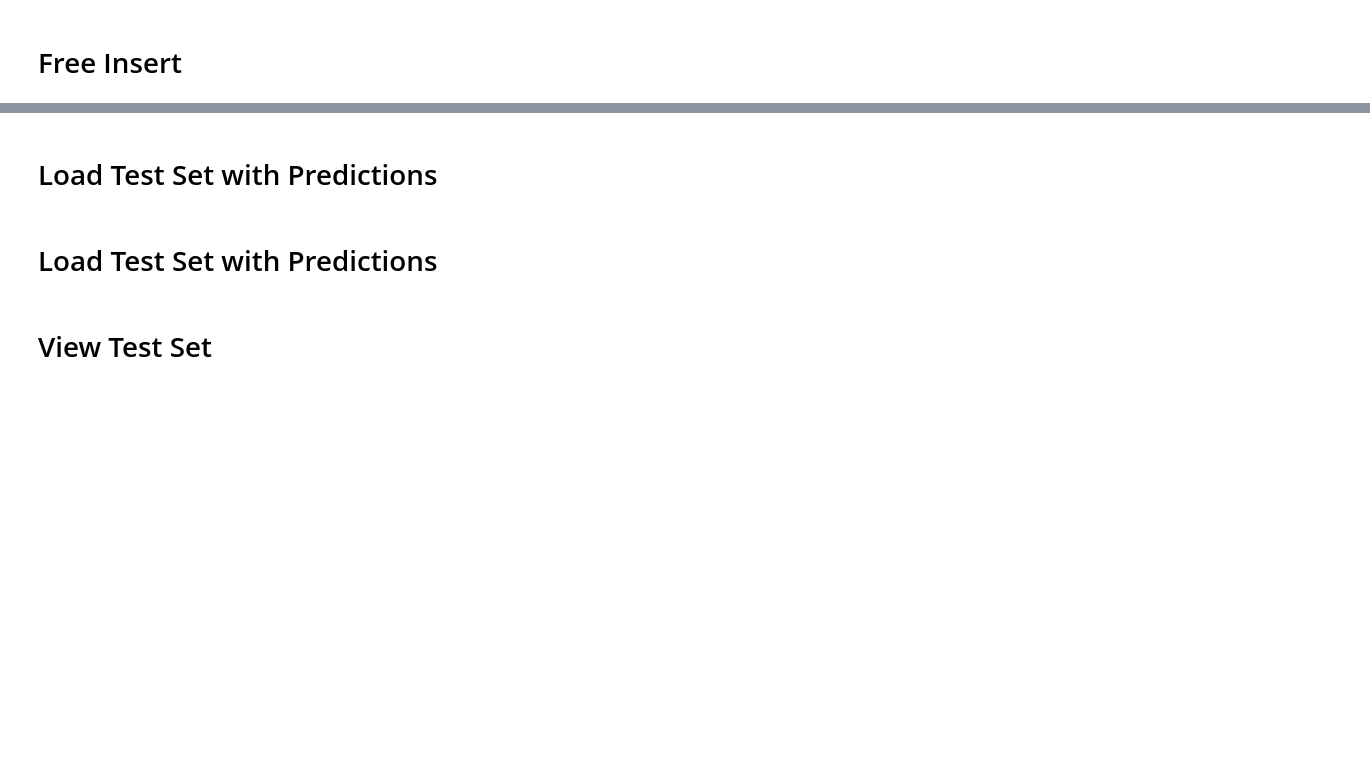
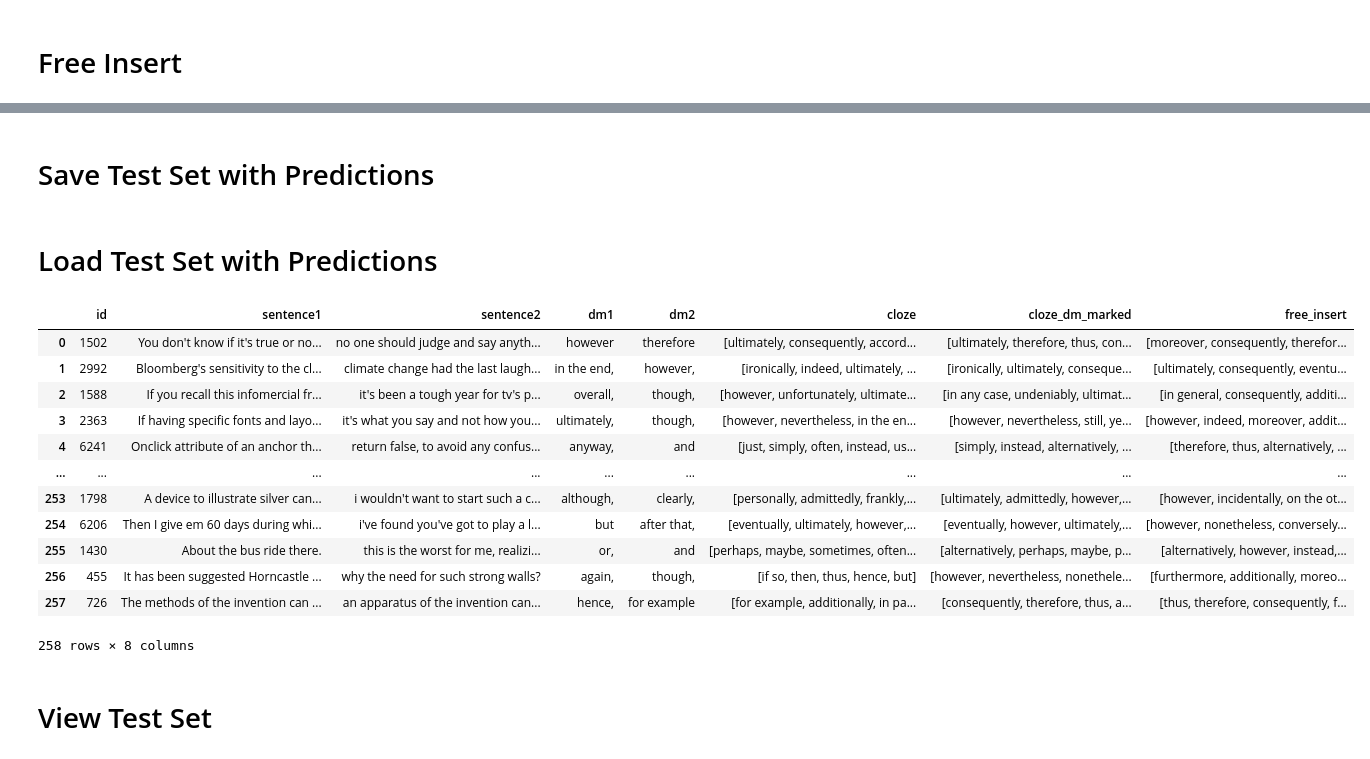
Before and after one commit to GuifuLiu/co-occur_dm, a Jupyter notebook: model/prompt/prompt.ipynb, the cells around one changed output, grey strips where cells are left out. Drawn from its saved outputs; the diff is of its cells as text; code cells hidden in the pictures; blank space fills up the shorter version.

```diff
--- a/model/prompt/prompt.ipynb
+++ b/model/prompt/prompt.ipynb
@@ -199,4 +217,4 @@ len(test_set[test_set.apply(lambda r: r["dm2"].lower().rstrip(", ") in r["free_i
 # %% [markdown]
-# Load Test Set with Predictions
+# Save Test Set with Predictions
 # %%
 # Save as Pickle as it contains List DataType
@@ -206,8 +224,22 @@ test_set.to_pickle(f"{model_name}_{data_split}_result.pkl")
 # %% [markdown]
 # Load Test Set with Predictions
 # %%
-df = pd.read_pickle("")
+df = pd.read_pickle("gpt4o_discovery_pdtb_dm_result.pkl")
 df
+# %% [output]
+|  | id | sentence1 | sentence2 | dm1 | dm2 | cloze | cloze_dm_marked | free_insert |
+| 0 | 1502 | You don't know if it's true or no... | no one should judge and say anyth... | however | therefore | [ultimately, consequently, accord... | [ultimately, therefore, thus, con... | [moreover, consequently, therefor... |
+| 1 | 2992 | Bloomberg's sensitivity to the cl... | climate change had the last laugh... | in the end, | however, | [ironically, indeed, ultimately, ... | [ironically, ultimately, conseque... | [ultimately, consequently, eventu... |
+| 2 | 1588 | If you recall this infomercial fr... | it's been a tough year for tv's p... | overall, | though, | [however, unfortunately, ultimate... | [in any case, undeniably, ultimat... | [in general, consequently, additi... |
+| 3 | 2363 | If having specific fonts and layo... | it's what you say and not how you... | ultimately, | though, | [however, nevertheless, in the en... | [however, nevertheless, still, ye... | [however, indeed, moreover, addit... |
+| 4 | 6241 | Onclick attribute of an anchor th... | return false, to avoid any confus... | anyway, | and | [just, simply, often, instead, us... | [simply, instead, alternatively, ... | [therefore, thus, alternatively, ... |
+| ... | ... | ... | ... | ... | ... | ... | ... | ... |
+| 253 | 1798 | A device to illustrate silver can... | i wouldn't want to start such a c... | although, | clearly, | [personally, admittedly, frankly,... | [ultimately, admittedly, however,... | [however, incidentally, on the ot... |
+| 254 | 6206 | Then I give em 60 days during whi... | i've found you've got to play a l... | but | after that, | [eventually, ultimately, however,... | [eventually, however, ultimately,... | [however, nonetheless, conversely... |
+| 255 | 1430 | About the bus ride there. | this is the worst for me, realizi... | or, | and | [perhaps, maybe, sometimes, often... | [alternatively, perhaps, maybe, p... | [alternatively, however, instead,... |
+| 256 | 455 | It has been suggested Horncastle ... | why the need for such strong walls? | again, | though, | [if so, then, thus, hence, but] | [however, nevertheless, nonethele... | [furthermore, additionally, moreo... |
+| 257 | 726 | The methods of the invention can ... | an apparatus of the invention can... | hence, | for example | [for example, additionally, in pa... | [consequently, therefore, thus, a... | [thus, therefore, consequently, f... |
+258 rows × 8 columns
 # %% [markdown]
 # View Test Set
 # %%
```
Also changed, not shown: parts of 11 cells of this notebook, 7 other files.
